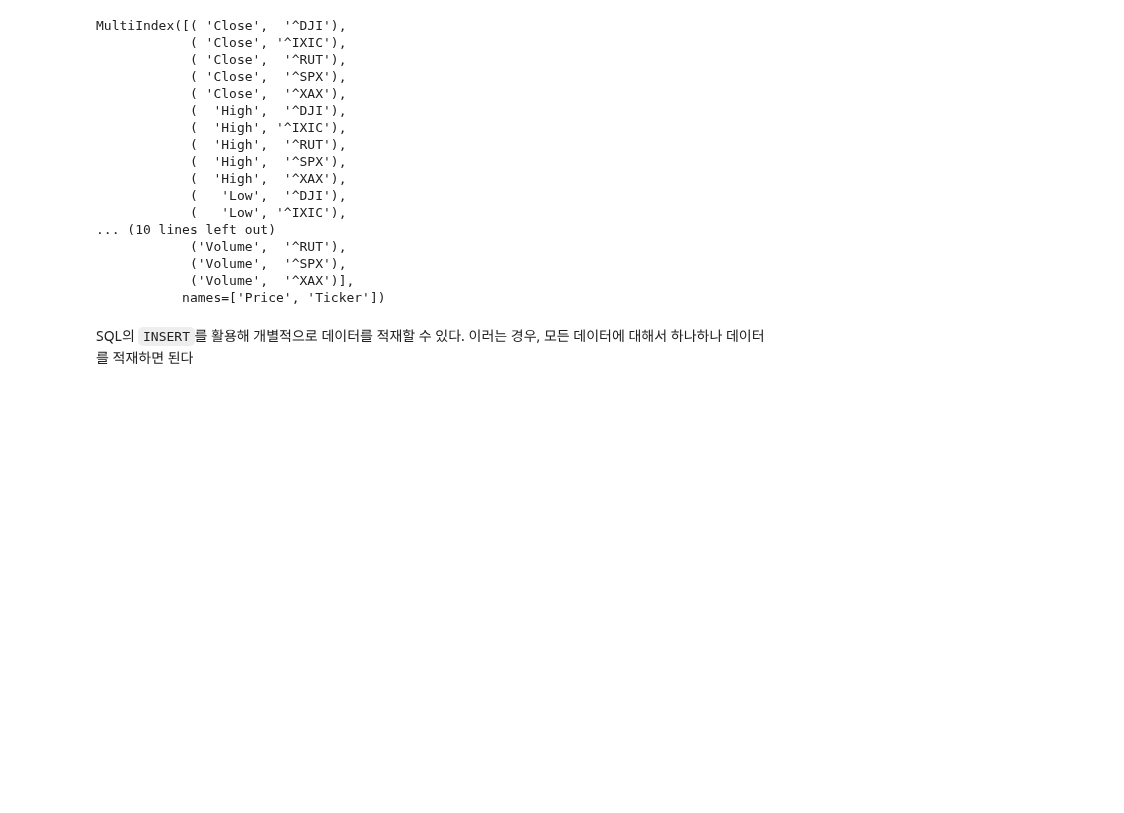
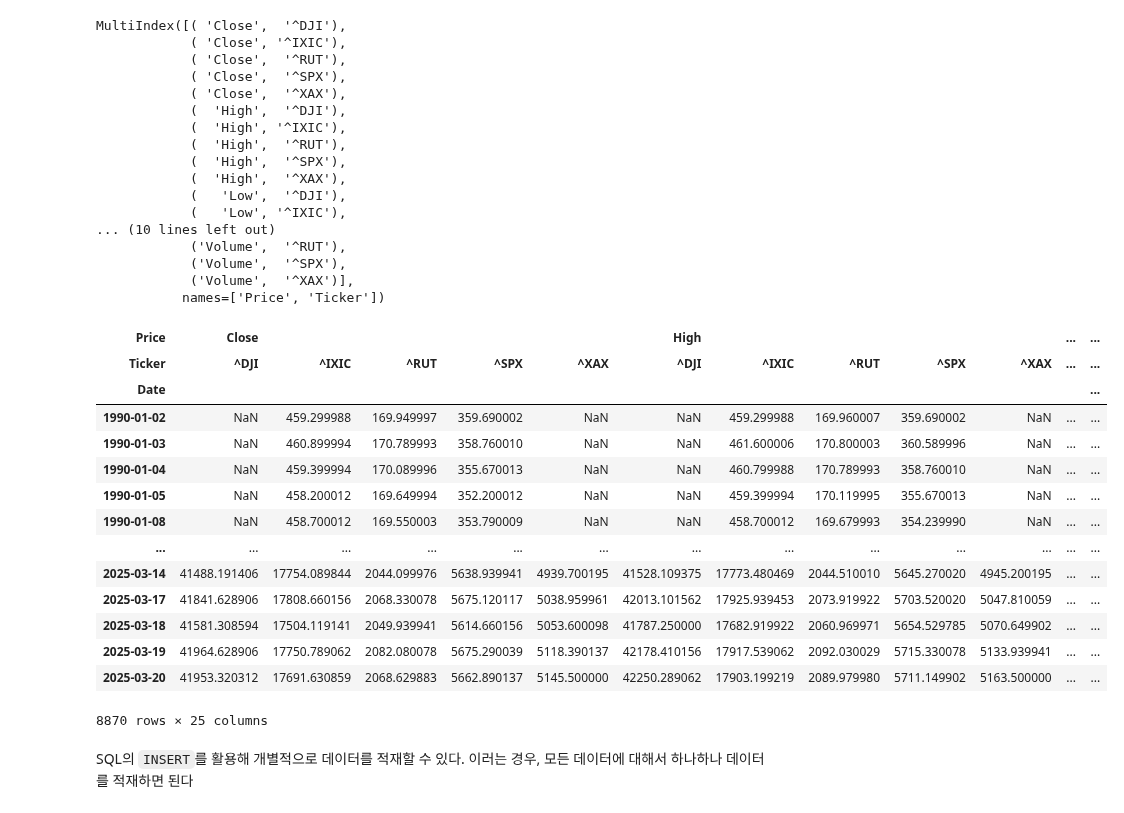
Before and after one commit to QuantifiSogang/2025-01BaseCurriculum, a Jupyter notebook: week2/DataManagement_sol.ipynb, the cells around one changed output. Saved outputs shown, nothing was run; the diff lists cells and outputs as text; code cells hidden in the pictures; blank space fills up the shorter version.

```diff
--- a/week2/DataManagement_sol.ipynb
+++ b/week2/DataManagement_sol.ipynb
@@ -182,6 +180,24 @@ MultiIndex([( 'Close',  '^DJI'),
             ('Volume',  '^SPX'),
             ('Volume',  '^XAX')],
            names=['Price', 'Ticker'])
+# %%
+data
+# %% [output]
+| Price | Close |  |  |  |  | High |  |  |  |  | ... | ... |
+| Ticker | ^DJI | ^IXIC | ^RUT | ^SPX | ^XAX | ^DJI | ^IXIC | ^RUT | ^SPX | ^XAX | ... | ... |
+| Date |  |  |  |  |  |  |  |  |  |  |  | ... |
+| 1990-01-02 | NaN | 459.299988 | 169.949997 | 359.690002 | NaN | NaN | 459.299988 | 169.960007 | 359.690002 | NaN | ... | ... |
+| 1990-01-03 | NaN | 460.899994 | 170.789993 | 358.760010 | NaN | NaN | 461.600006 | 170.800003 | 360.589996 | NaN | ... | ... |
+| 1990-01-04 | NaN | 459.399994 | 170.089996 | 355.670013 | NaN | NaN | 460.799988 | 170.789993 | 358.760010 | NaN | ... | ... |
+| 1990-01-05 | NaN | 458.200012 | 169.649994 | 352.200012 | NaN | NaN | 459.399994 | 170.119995 | 355.670013 | NaN | ... | ... |
+| 1990-01-08 | NaN | 458.700012 | 169.550003 | 353.790009 | NaN | NaN | 458.700012 | 169.679993 | 354.239990 | NaN | ... | ... |
+| ... | ... | ... | ... | ... | ... | ... | ... | ... | ... | ... | ... | ... |
+| 2025-03-14 | 41488.191406 | 17754.089844 | 2044.099976 | 5638.939941 | 4939.700195 | 41528.109375 | 17773.480469 | 2044.510010 | 5645.270020 | 4945.200195 | ... | ... |
+| 2025-03-17 | 41841.628906 | 17808.660156 | 2068.330078 | 5675.120117 | 5038.959961 | 42013.101562 | 17925.939453 | 2073.919922 | 5703.520020 | 5047.810059 | ... | ... |
+| 2025-03-18 | 41581.308594 | 17504.119141 | 2049.939941 | 5614.660156 | 5053.600098 | 41787.250000 | 17682.919922 | 2060.969971 | 5654.529785 | 5070.649902 | ... | ... |
+| 2025-03-19 | 41964.628906 | 17750.789062 | 2082.080078 | 5675.290039 | 5118.390137 | 42178.410156 | 17917.539062 | 2092.030029 | 5715.330078 | 5133.939941 | ... | ... |
+| 2025-03-20 | 41953.320312 | 17691.630859 | 2068.629883 | 5662.890137 | 5145.500000 | 42250.289062 | 17903.199219 | 2089.979980 | 5711.149902 | 5163.500000 | ... | ... |
+8870 rows × 25 columns
 # %% [markdown]
 SQL의 `INSERT`를 활용해 개별적으로 데이터를 적재할 수 있다. 이러는 경우, 모든 데이터에 대해서 하나하나 데이터를 적재하면 된다
 # %%
```
Also changed, not shown: parts of 6 cells of this notebook, 4 other files.
